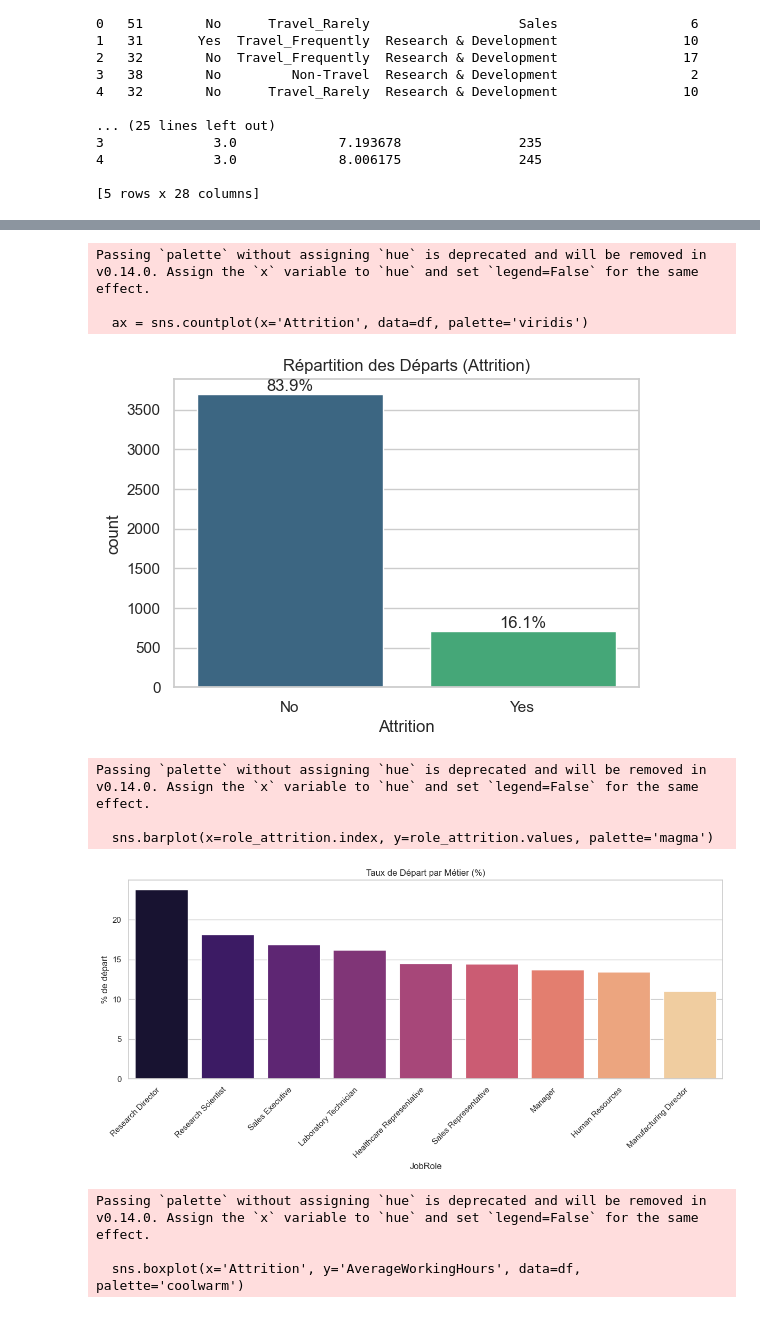
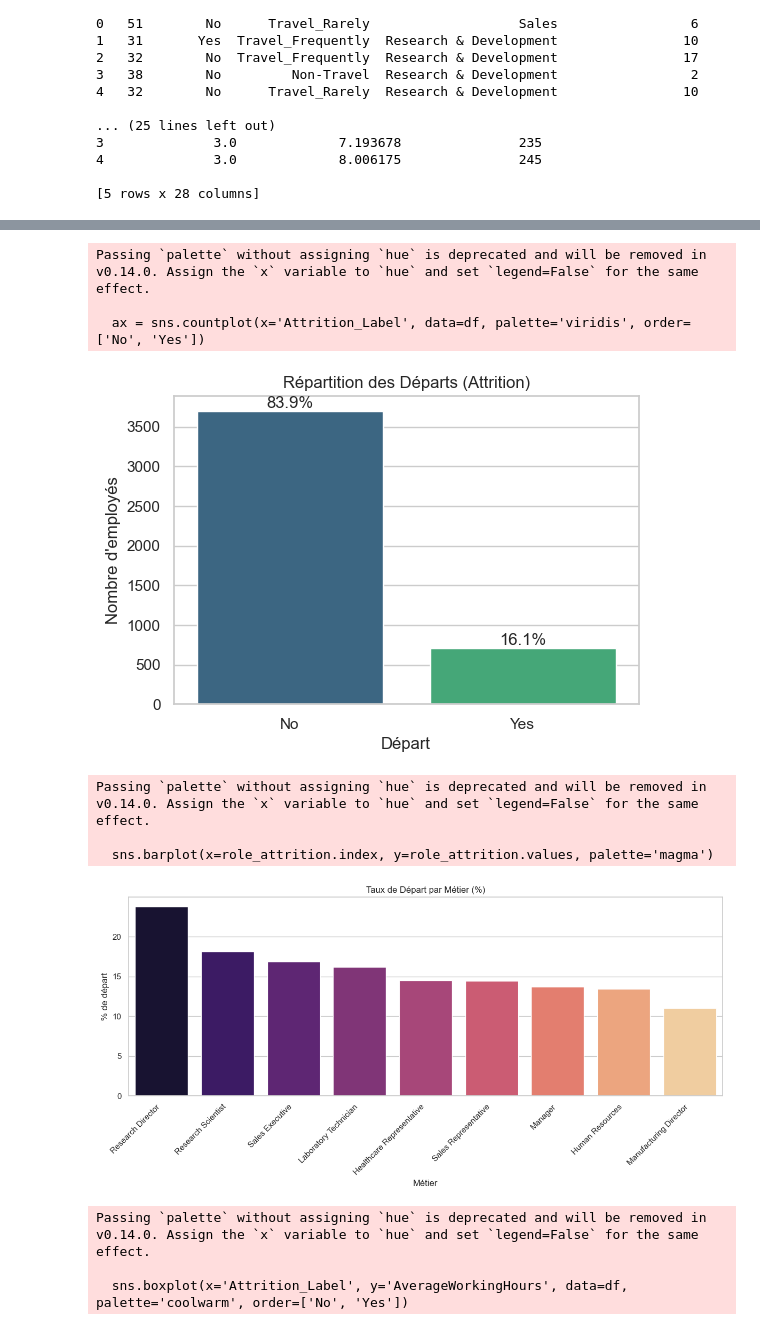
Before and after one commit to Fire-90/CESI_AI_Machine_Learning, a Jupyter notebook: Traitement.ipynb, the cells around one changed output, grey strips where cells are left out. Saved outputs shown, nothing was run; the diff lists cells and outputs as text; code cells hidden in the pictures.

```diff
--- a/Traitement.ipynb
+++ b/Traitement.ipynb
@@ -91,22 +154,34 @@ Fichier 'processed_hr_data.csv' généré avec succès.
 # %%
-import pandas as pd
-import matplotlib.pyplot as plt
-import seaborn as sns
+def analyze_and_show():
+    # 1. Chargement des données encodées (mais non normalisées)
+    df = pd.read_csv('processed_hr_data_encoded_raw.csv')
 
-def analyze_and_show():
-    # 1. Chargement des données traitées
-    # Assurez-vous que le fichier est bien dans le même dossier
-    df = pd.read_csv('processed_hr_data.csv')
+    # --- PRÉPARATION POUR L'AFFICHAGE ---
+    # Pour que les graphiques soient lisibles, on recrée temporairement des labels
 
-    # Configuration du style pour un affichage propre dans le notebook
+    # 1. On recrée une colonne "Attrition_Label" (0 -> No, 1 -> Yes)
+    df['Attrition_Label'] = df['Attrition'].map({0: 'No', 1: 'Yes'})
+
+    # 2. On reconstruit la colonne "JobRole" à partir des colonnes One-Hot (JobRole_Sales, etc.)
+    # On prend toutes les colonnes qui commencent par 'JobRole_'
+    job_role_cols = [c for c in df.columns if c.startswith('JobRole_')]
+    # On trouve pour chaque ligne quelle colonne a la valeur 1
+    # .idxmax() renvoie le nom de la colonne (ex: "JobRole_Manager")
+    # .str.replace() enlève le préfixe pour avoir juste "Manager"
+    df['JobRole_Reconstructed'] = df[job_role_cols].idxmax(axis=1).str.replace('JobRole_', '')
+
+    # Configuration du style
     sns.set(style="whitegrid")
 
     # --- GRAPHIQUE 1 : Distribution Globale ---
     plt.figure(figsize=(6, 4))
-    ax = sns.countplot(x='Attrition', data=df, palette='viridis')
+    # On utilise la colonne Label pour avoir "Yes/No" sur le graphe
+    ax = sns.countplot(x='Attrition_Label', data=df, palette='viridis', order=['No', 'Yes'])
     plt.title('Répartition des Départs (Attrition)')
+    plt.xlabel('Départ')
+    plt.ylabel('Nombre d\'employés')
 
-    # Ajout des pourcentages sur les barres
+    # Pourcentages
     total = len(df)
     for p in ax.patches:
         percentage = '{:.1f}%'.format(100 * p.get_height()/total)
@@ -114,57 +189,64 @@ def analyze_and_show():
         y = p.get_height()
         ax.annotate(percentage, (x, y), ha='center', va='bottom')
 
-    plt.show()  # <--- Affiche le graphe directement
+    plt.show()
 
     # --- GRAPHIQUE 2 : Départ par Métier ---
-    # Calcul du taux de départ
-    role_attrition = df.groupby('JobRole')['Attrition'].apply(lambda x: (x == 'Yes').mean() * 100).sort_values(ascending=False)
+    # On utilise la colonne JobRole reconstruite et la valeur numérique Attrition (0/1) pour la moyenne
+    role_attrition = df.groupby('JobRole_Reconstructed')['Attrition'].mean() * 100
+    role_attrition = role_attrition.sort_values(ascending=False)
 
     plt.figure(figsize=(12, 6))
     sns.barplot(x=role_attrition.index, y=role_attrition.values, palette='magma')
     plt.xticks(rotation=45, ha='right')
     plt.title('Taux de Départ par Métier (%)')
     plt.ylabel('% de départ')
+    plt.xlabel('Métier')
     plt.tight_layout()
     plt.show()
 
-    # --- GRAPHIQUE 3 : Heures de Travail (Le facteur clé) ---
+    # --- GRAPHIQUE 3 : Heures de Travail ---
     plt.figure(figsize=(8, 6))
-    sns.boxplot(x='Attrition', y='AverageWorkingHours', data=df, palette='coolwarm')
+    sns.boxplot(x='Attrition_Label', y='AverageWorkingHours', data=df, palette='coolwarm', order=['No', 'Yes'])
     plt.title('Comparaison des Heures de Travail Moyennes')
     plt.ylabel('Heures / Jour')
+    plt.xlabel('Départ')
     plt.show()
 
     # --- GRAPHIQUE 4 : Ancienneté ---
     plt.figure(figsize=(10, 6))
-    sns.kdeplot(data=df[df['Attrition'] == 'Yes']['YearsAtCompany'], label='Départ (Yes)', fill=True, color='red', alpha=0.3)
-    sns.kdeplot(data=df[df['Attrition'] == 'No']['YearsAtCompany'], label='Reste (No)', fill=True, color='blue', alpha=0.3)
+    # On filtre sur 1 et 0
+    sns.kdeplot(data=df[df['Attrition'] == 1]['YearsAtCompany'], label='Départ (Yes)', fill=True, color='red', alpha=0.3)
+    sns.kdeplot(data=df[df['Attrition'] == 0]['YearsAtCompany'], label='Reste (No)', fill=True, color='blue', alpha=0.3)
     plt.title("Distribution de l'Ancienneté")
+    plt.xlabel('Années dans l\'entreprise')
     plt.legend()
     plt.show()
 
     # --- GRAPHIQUE 5 : Matrice de Corrélation ---
+    # Ces colonnes numériques existent toujours telles quelles
     cols = ['Age', 'MonthlyIncome', 'AverageWorkingHours', 'YearsAtCompany',
             'DistanceFromHome', 'NumCompaniesWorked', 'TrainingTimesLastYear']
-    corr = df[cols].corr()
 
     plt.figure(figsize=(10, 8))
+    # On calcule la corrélation sur tout le dataframe ou juste ces colonnes
+    corr = df[cols].corr()
     sns.heatmap(corr, annot=True, cmap='coolwarm', fmt=".2f", linewidths=.5)
-    plt.title('Matrice de Corrélation')
+    plt.title('Matrice de Corrélation (Variables Clés)')
     plt.show()
 
 if __name__ == "__main__":
     analyze_and_show()
 # %% [output]
 Passing `palette` without assigning `hue` is deprecated and will be removed in v0.14.0. Assign the `x` variable to `hue` and set `legend=False` for the same effect.
 
-  ax = sns.countplot(x='Attrition', data=df, palette='viridis')
+  ax = sns.countplot(x='Attrition_Label', data=df, palette='viridis', order=['No', 'Yes'])
-[figure, old version]
+[figure, new version]
 Passing `palette` without assigning `hue` is deprecated and will be removed in v0.14.0. Assign the `x` variable to `hue` and set `legend=False` for the same effect.
 
   sns.barplot(x=role_attrition.index, y=role_attrition.values, palette='magma')
 [figure]
 Passing `palette` without assigning `hue` is deprecated and will be removed in v0.14.0. Assign the `x` variable to `hue` and set `legend=False` for the same effect.
 
-  sns.boxplot(x='Attrition', y='AverageWorkingHours', data=df, palette='coolwarm')
+  sns.boxplot(x='Attrition_Label', y='AverageWorkingHours', data=df, palette='coolwarm', order=['No', 'Yes'])
 [figure]
```
Also changed, not shown: parts of 3 cells of this notebook, 2 other files.
